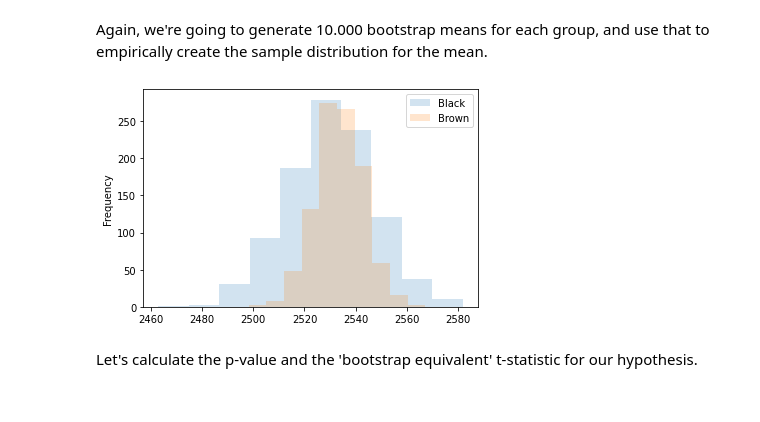
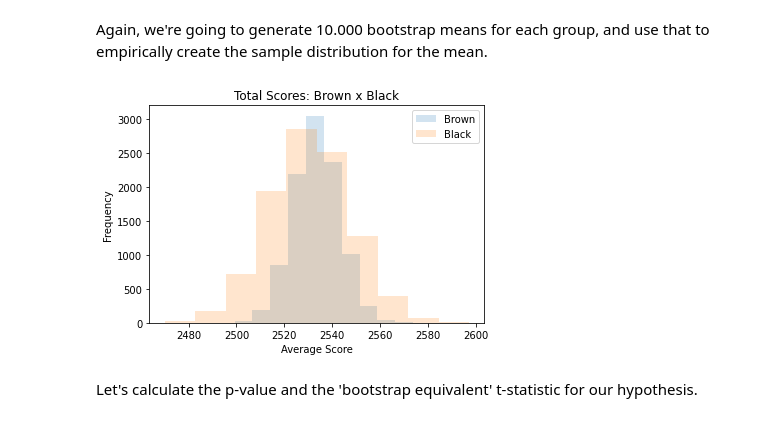
Before and after one commit to thiagofuruchima/enem_ds, a Jupyter notebook: enem_data_study.ipynb, the cells around one changed output. Drawn from its saved outputs; the diff is of its cells as text; code cells hidden in the pictures.

```diff
--- a/enem_data_study.ipynb
+++ b/enem_data_study.ipynb
@@ -333,13 +336,10 @@ $$H_1: \mu_{score\_brown} \gt \mu_{score\_black}$$
 Again, we're going to generate 10.000 bootstrap means for each group, and use that to empirically create the sample distribution for the mean.
 # %%
 brown_mean_score_list, black_mean_score_list = get_bootstrap_means(df.query('SKIN_COLOR=="Brown"')['TOTAL_SCORE'], df.query('SKIN_COLOR=="Black"')['TOTAL_SCORE'])
-# %%
-black_mean_score_list.plot(kind='hist', alpha=.2, label="Black")
-brown_mean_score_list.plot(kind='hist', alpha=.2, label="Brown")
-plt.legend()
-plt.show()
-# %% [output]
-[figure, removed]
+# %%
+plot_bootstrap_means("Total Scores: Brown x Black", brown_mean_score_list, "Brown", black_mean_score_list, "Black", "Average Score")
+# %% [output]
+[figure, added]
 # %% [markdown]
 Let's calculate the p-value and the 'bootstrap equivalent' t-statistic for our hypothesis.
 # %%
```
Also changed, not shown: parts of 21 cells of this notebook.
